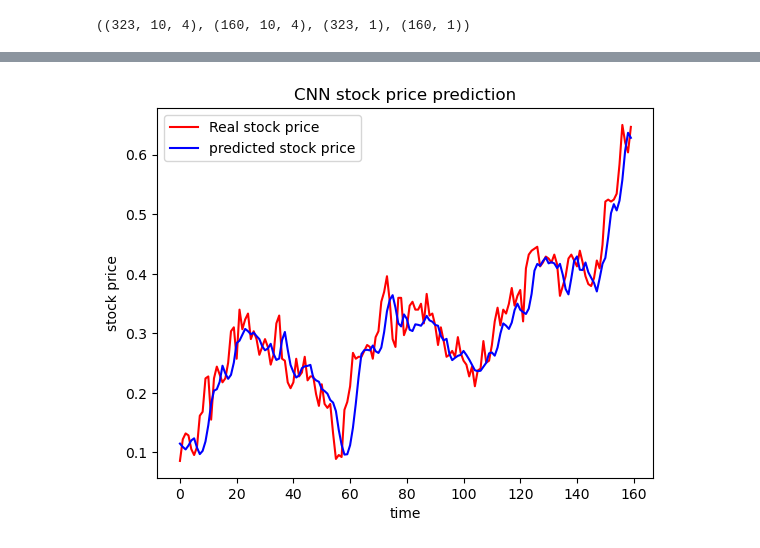
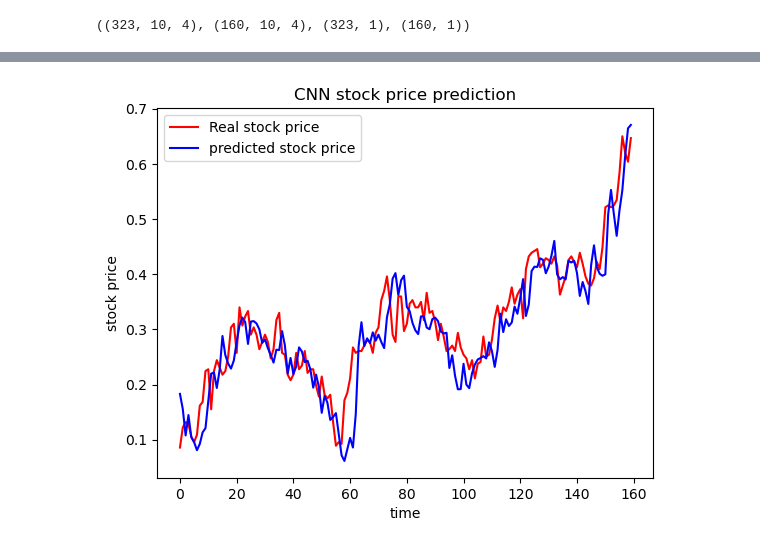
Before and after one commit to qtx012/deeplearning, a Jupyter notebook: 06_1027_주가예측(RNN, LSTM, CNN).ipynb, the cells around one changed output, grey strips where cells are left out. Drawn from its saved outputs; the diff is of its cells as text; code cells hidden in the pictures.

```diff
--- a/06_1027_주가예측(RNN, LSTM, CNN).ipynb
+++ b/06_1027_주가예측(RNN, LSTM, CNN).ipynb
@@ -154,7 +155,7 @@ plt.show()
 # %%
 from tensorflow.keras.layers import Dense, Dropout, Flatten, Reshape, LSTM, Conv1D, MaxPooling1D
 model2 = Sequential()
-model2.add(LSTM(units=64, activation='relu', return_sequences=True, input_shape=(10, 4)))
+model2.add(LSTM(units=64, activation='relu', return_sequences=True, input_shape=(X.shape[1:])))
 model2.add(Dropout(0.1))
 model2.add(LSTM(units=64, activation='relu'))
 model2.add(Dropout(0.1))
@@ -182,6 +183,6 @@ Non-trainable params: 0 (0.00 Byte)
 _________________________________________________________________
 # %%
 model2.compile(optimizer='adam', loss='mean_squared_error')
-model2.fit(X_train, y_train, epochs=70, batch_size=30)
+model2.fit(X_train, y_train, epochs=500, batch_size=30)
 pred_y = model2.predict(X_test)
 # %% [output]
@@ -219,6 +220,6 @@ plt.show()
 # %%
 model3 = Sequential()
-model3.add(Conv1D(filters=128, kernel_size=3, activation='relu', input_shape=(10,4)))
+model3.add(Conv1D(filters=128, kernel_size=3, activation='relu', input_shape=(X.shape[1:])))
 model3.add(Conv1D(filters=64, kernel_size=3, activation='relu'))
 model3.add(MaxPooling1D(pool_size=2))
 model3.add(Flatten())
@@ -245,6 +246,6 @@ Non-trainable params: 0 (0.00 Byte)
 _________________________________________________________________
 # %%
 model3.compile(optimizer='adam', loss='mean_squared_error')
-model3.fit(X_train, y_train, epochs=70, batch_size=30)
+model3.fit(X_train, y_train, epochs=500, batch_size=30)
 pred_y = model3.predict(X_test)
 # %% [output]
@@ -267,6 +268,6 @@ Epoch 70/70
 5/5 [==============================] - 0s 2ms/step
 # %%
-pred_y = model3.predict(X_test)
+
 
 plt.figure()
 plt.plot(y_test, color='red', label='Real stock price')
@@ -281 +281 @@ plt.show()
-[figure, old version]
+[figure, new version]
```
Also changed, not shown: parts of 10 cells of this notebook.
